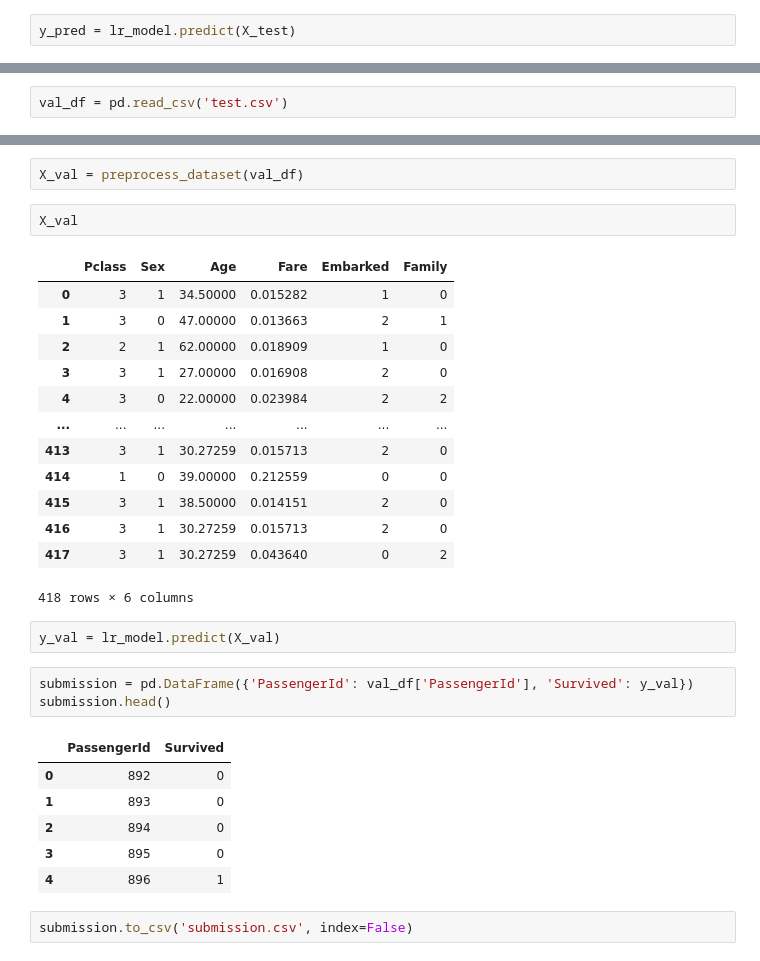
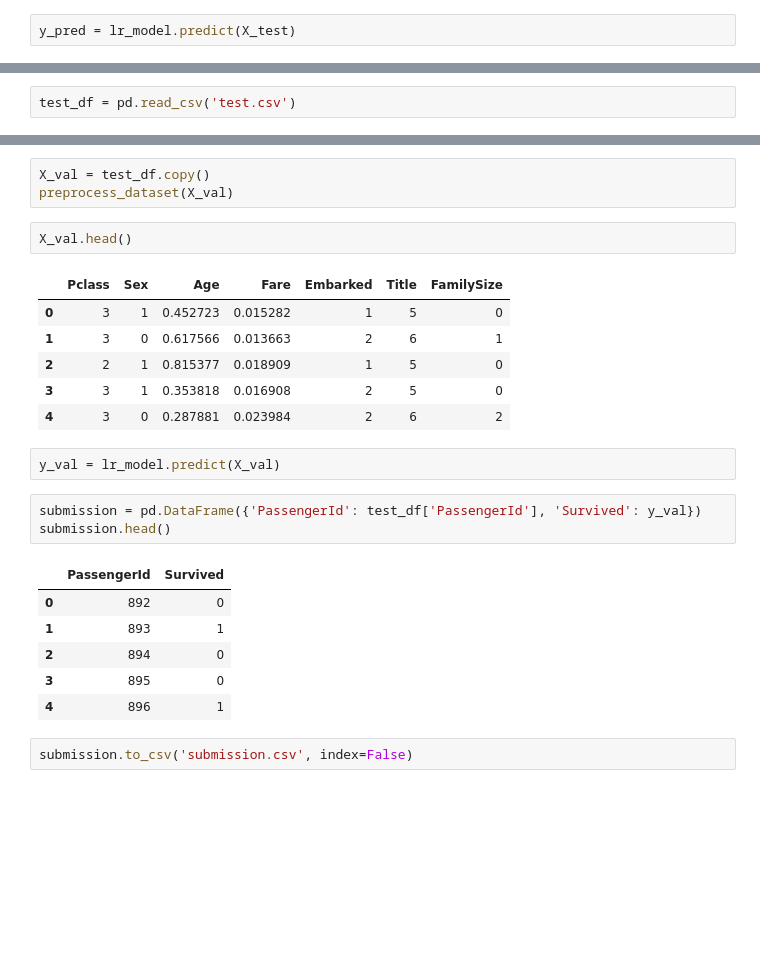
Before and after one commit to Mark-Barbaric/london_data_science_meetup, a Jupyter notebook: titanic_06_07_2024.ipynb, the cells around one changed output, grey strips where cells are left out. Drawn from its saved outputs; the diff is of its cells as text; blank space fills up the shorter version.

```diff
--- a/titanic_06_07_2024.ipynb
+++ b/titanic_06_07_2024.ipynb
@@ -288,3 +277,3 @@ get_classification_metrics(y_test, y_pred, 'Logistic Regression')
 # %%
-val_df = pd.read_csv('test.csv')
+test_df = pd.read_csv('test.csv')
 # %%
@@ -312,32 +301,26 @@ val_df.head()
 | 3 | 895 | 3 | Wirz, Mr. Albert | male | 27.0 | 0 | 0 | 315154 | 8.6625 | NaN | ... |
 | 4 | 896 | 3 | Hirvonen, Mrs. Alexander (Helga E... | female | 22.0 | 1 | 1 | 3101298 | 12.2875 | NaN | ... |
 # %%
-X_val = preprocess_dataset(val_df)
+X_val = test_df.copy()
+preprocess_dataset(X_val)
 # %%
-X_val
+X_val.head()
 # %% [output]
-|  | Pclass | Sex | Age | Fare | Embarked | Family |
-| 0 | 3 | 1 | 34.50000 | 0.015282 | 1 | 0 |
-| 1 | 3 | 0 | 47.00000 | 0.013663 | 2 | 1 |
-| 2 | 2 | 1 | 62.00000 | 0.018909 | 1 | 0 |
-| 3 | 3 | 1 | 27.00000 | 0.016908 | 2 | 0 |
-| 4 | 3 | 0 | 22.00000 | 0.023984 | 2 | 2 |
-| ... | ... | ... | ... | ... | ... | ... |
-| 413 | 3 | 1 | 30.27259 | 0.015713 | 2 | 0 |
-| 414 | 1 | 0 | 39.00000 | 0.212559 | 0 | 0 |
-| 415 | 3 | 1 | 38.50000 | 0.014151 | 2 | 0 |
-| 416 | 3 | 1 | 30.27259 | 0.015713 | 2 | 0 |
-| 417 | 3 | 1 | 30.27259 | 0.043640 | 0 | 2 |
+|  | Pclass | Sex | Age | Fare | Embarked | Title | FamilySize |
+| 0 | 3 | 1 | 0.452723 | 0.015282 | 1 | 5 | 0 |
+| 1 | 3 | 0 | 0.617566 | 0.013663 | 2 | 6 | 1 |
+| 2 | 2 | 1 | 0.815377 | 0.018909 | 1 | 5 | 0 |
+| 3 | 3 | 1 | 0.353818 | 0.016908 | 2 | 5 | 0 |
+| 4 | 3 | 0 | 0.287881 | 0.023984 | 2 | 6 | 2 |
-418 rows × 6 columns
 # %%
 y_val = lr_model.predict(X_val)
 # %%
-submission = pd.DataFrame({'PassengerId': val_df['PassengerId'], 'Survived': y_val})
+submission = pd.DataFrame({'PassengerId': test_df['PassengerId'], 'Survived': y_val})
 submission.head()
 # %% [output]
 |  | PassengerId | Survived |
 | 0 | 892 | 0 |
-| 1 | 893 | 0 |
+| 1 | 893 | 1 |
 | 2 | 894 | 0 |
 | 3 | 895 | 0 |
 | 4 | 896 | 1 |
```
Also changed, not shown: parts of 37 cells of this notebook, 1 other file.
